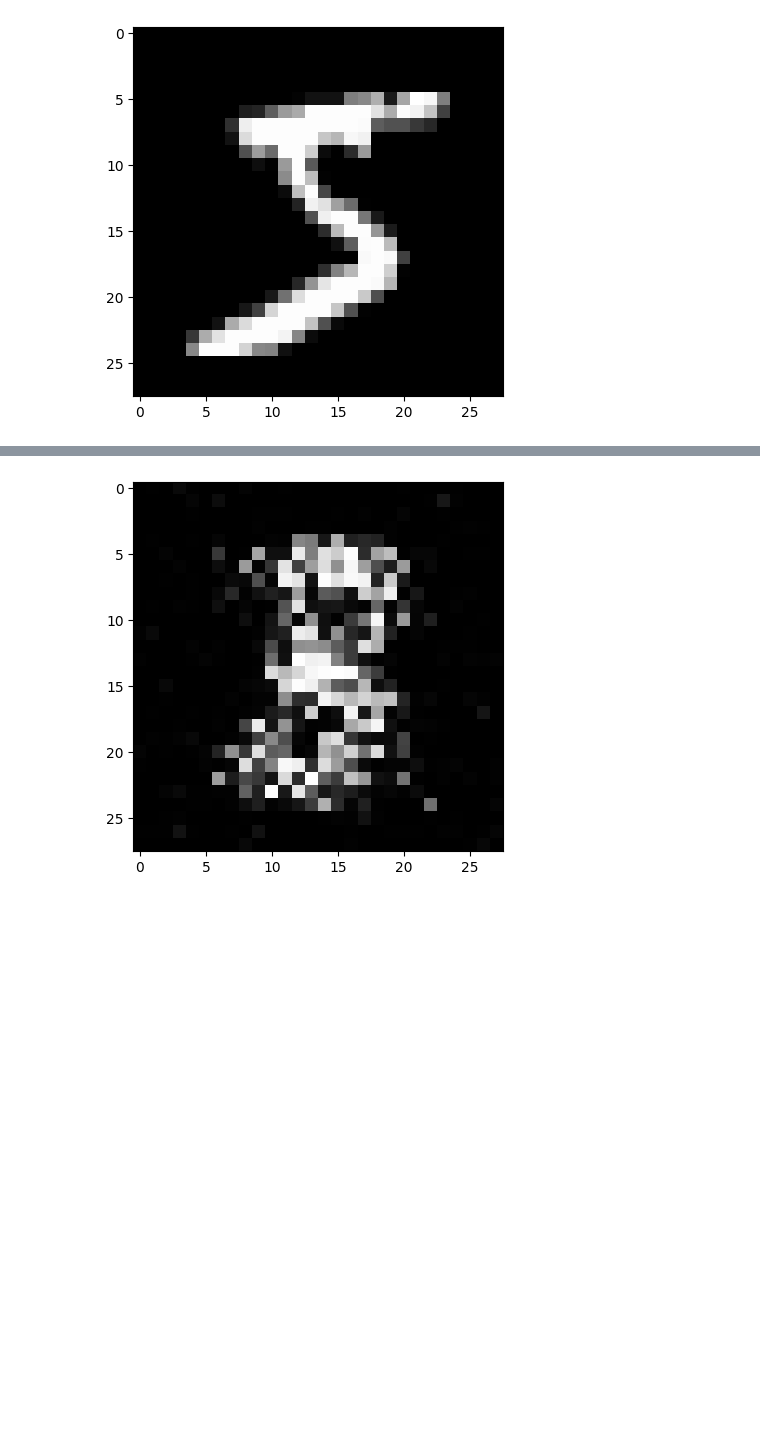
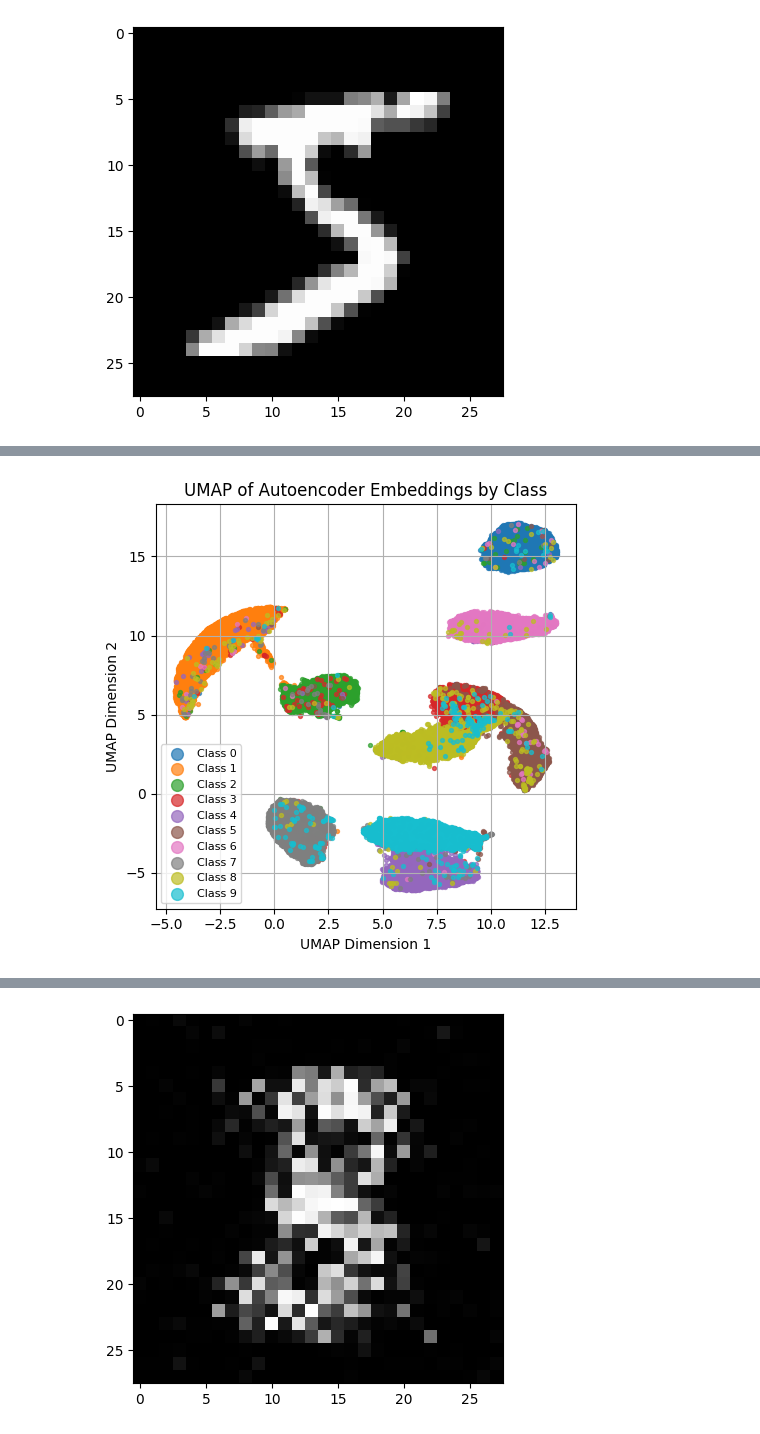
Before and after one commit to vhrique/anne_ptbr, a Jupyter notebook: 05c_Modelos_Generativos.ipynb, the cells around one changed output, grey strips where cells are left out. Saved outputs shown, nothing was run; the diff lists cells and outputs as text; code cells hidden in the pictures; blank space fills up the shorter version.

```diff
--- a/05c_Modelos_Generativos.ipynb
+++ b/05c_Modelos_Generativos.ipynb
@@ -166 +230,17 @@ plt.show()
+# %%
+plt.figure(figsize=(5, 5))
+num_classes = len(np.unique(labels))
+for i in range(num_classes):
+    idx = labels == i
+    plt.scatter(X_2d[idx, 0], X_2d[idx, 1], s=8, alpha=0.7, label=f'Class {i}')
+
+plt.title("UMAP of Autoencoder Embeddings by Class")
+plt.xlabel("UMAP Dimension 1")
+plt.ylabel("UMAP Dimension 2")
+plt.legend(markerscale=3, fontsize=8)
+plt.grid(True)
+plt.tight_layout()
+plt.show()
+# %% [output]
+[figure, added]
 # %%
```
Also changed, not shown: parts of 8 cells of this notebook.
